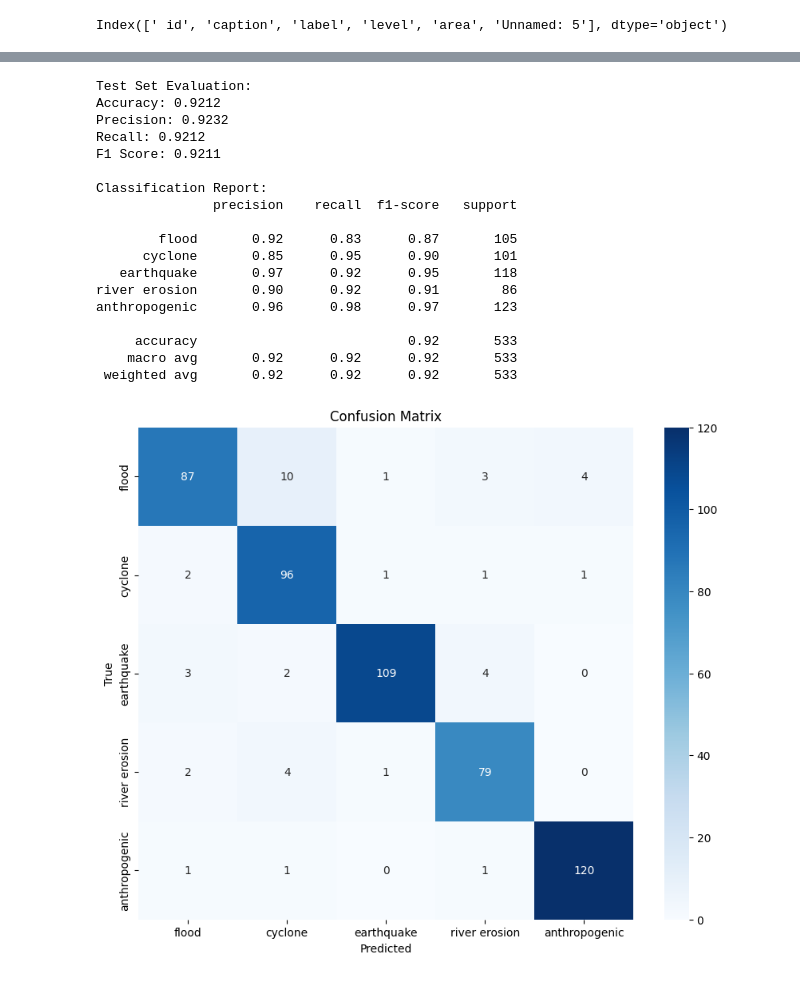
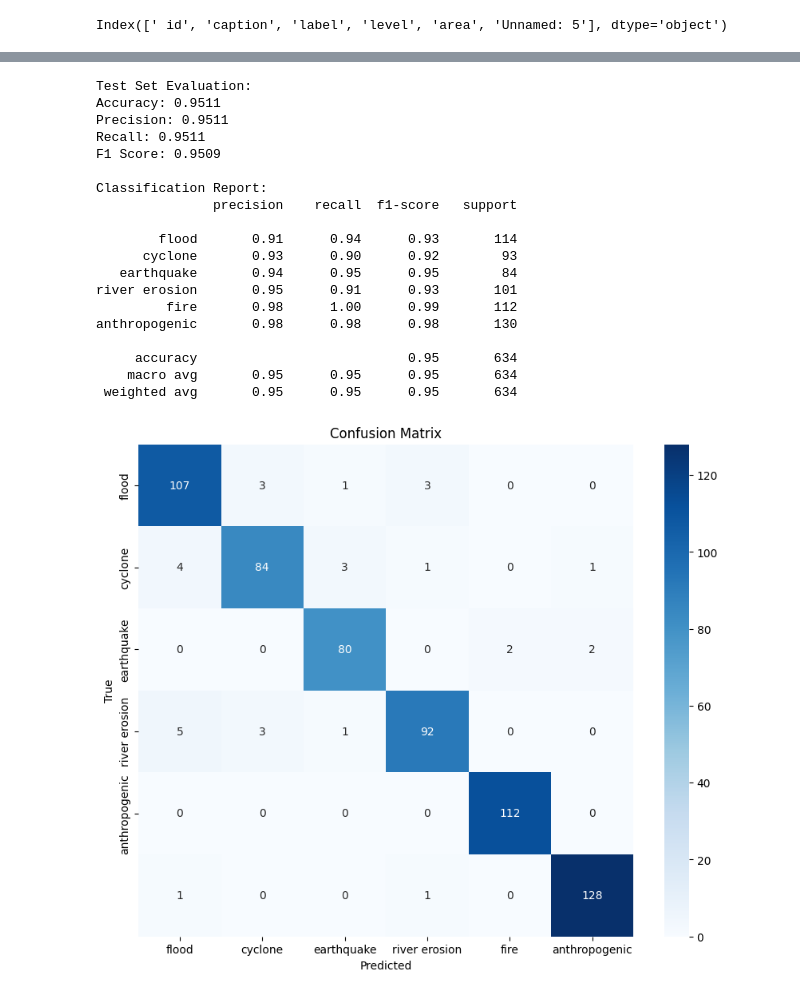
Before and after one commit to SanjidaPriya57/Multimodal_Disaster_Dataset_Bangla-MDDB, a Jupyter notebook: xlmr-efficientnet-lf-multiclass-mddb.ipynb, the cells around one changed output, grey strips where cells are left out. Cells and saved outputs as stored; diff of their text form; code cells hidden in the pictures.

Commit message:
Kaggle Notebook | XLMR+efficientnet_LF_multiclass_MDDB | Version 4

```diff
--- a/xlmr-efficientnet-lf-multiclass-mddb.ipynb
+++ b/xlmr-efficientnet-lf-multiclass-mddb.ipynb
@@ -282,51 +228,56 @@ print(len(test_dataset))
 # %%
-# Late Fusion Model
+import torch
+import torch.nn as nn
+from transformers import XLMRobertaModel
+from torchvision import models
+
 class LateFusionModel(nn.Module):
-    def __init__(self, num_classes=5, roberta_model_name='xlm-roberta-base', efficientnet_model='efficientnet_b0'):
+    def __init__(self, num_classes=6, roberta_model_name='xlm-roberta-base'):
         super(LateFusionModel, self).__init__()
 
         # Text branch: XLM-RoBERTa
         self.roberta = XLMRobertaModel.from_pretrained(roberta_model_name)
         self.text_fc = nn.Sequential(
-            nn.Linear(768, 256),  # Process RoBERTa [CLS] output
+            nn.Linear(768, 256),
+            nn.BatchNorm1d(256),
             nn.ReLU(),
-            nn.Dropout(0.3)
+            nn.Dropout(0.5)
         )
 
-        # Image branch: EfficientNet
+        # Image branch: EfficientNet-B0
         self.efficientnet = models.efficientnet_b0(pretrained=True)
         in_features = self.efficientnet.classifier[1].in_features
         self.efficientnet.classifier = nn.Identity()  # Remove original classifier
         self.image_fc = nn.Sequential(
-            nn.Linear(in_features, 256),  # Process EfficientNet output
+            nn.Linear(in_features, 256),
+            nn.BatchNorm1d(256),
             nn.ReLU(),
-            nn.Dropout(0.3)
+            nn.Dropout(0.5)
         )
 
         # Final fusion and classification
-        self.classifier = nn.Linear(256 + 256, num_classes)  # Concatenate processed text and image features
+        self.classifier = nn.Linear(256 + 256, num_classes)
 
     def forward(self, input_ids, attention_mask, image):
         # Text features
         text_outputs = self.roberta(input_ids=input_ids, attention_mask=attention_mask)
-        text_features = text_outputs.pooler_output  # [CLS] token embedding (768-dim)
-        text_processed = self.text_fc(text_features)  # Process to 256-dim
+        text_features = text_outputs.pooler_output
+        text_processed = self.text_fc(text_features)
 
         # Image features
-        image_features = self.efficientnet(image)  # Extract image features
-        image_processed = self.image_fc(image_features)  # Process to 256-dim
+        image_features = self.efficientnet(image)
+        image_processed = self.image_fc(image_features)
 
-        # Late fusion: Concatenate processed features
+        # Concatenate and classify
         combined_features = torch.cat((text_processed, image_processed), dim=1)
         output = self.classifier(combined_features)
-
         return output
 # %%
 # Initialize model, loss, optimizer, scaler, and scheduler
 device = torch.device('cuda' if torch.cuda.is_available() else 'cpu')
-model = LateFusionModel(num_classes=5).to(device)
+model = LateFusionModel(num_classes=6).to(device)
 criterion = nn.CrossEntropyLoss()
-optimizer = torch.optim.Adam(model.parameters(), lr=2e-5)
+optimizer = torch.optim.Adam(model.parameters(), lr=2e-5, weight_decay=1e-4)
 scaler = GradScaler()
 scheduler = ReduceLROnPlateau(optimizer, mode='min', factor=0.5, patience=1, verbose=True)
 
@@ -409,6 +360,6 @@ for epoch in range(num_epochs):
             break
 
 # Load best model for evaluation
-model.load_state_dict(torch.save(best_model_path))
-model.eval()
+model.load_state_dict(torch.load(best_model_path))
+# model.eval()
 # %% [output]
@@ -438,48 +391,49 @@ with torch.no_grad():
         true_labels.extend(labels.cpu().numpy())
         pred_labels.extend(preds.cpu().numpy())
 
 # Compute metrics
 accuracy = accuracy_score(true_labels, pred_labels)
 precision = precision_score(true_labels, pred_labels, average='weighted')
 recall = recall_score(true_labels, pred_labels, average='weighted')
 f1 = f1_score(true_labels, pred_labels, average='weighted')
 
 print("\nTest Set Evaluation:")
 print(f"Accuracy: {accuracy:.4f}")
 print(f"Precision: {precision:.4f}")
 print(f"Recall: {recall:.4f}")
 print(f"F1 Score: {f1:.4f}")
 print("\nClassification Report:")
-print(classification_report(true_labels, pred_labels, target_names=['flood', 'cyclone', 'earthquake', 'river erosion', 'anthropogenic']))
+print(classification_report(true_labels, pred_labels, target_names=['flood', 'cyclone', 'earthquake', 'river erosion', 'fire', 'anthropogenic']))
 
 # Plot confusion matrix
 cm = confusion_matrix(true_labels, pred_labels)
 plt.figure(figsize=(10, 8))
-sns.heatmap(cm, annot=True, fmt='d', cmap='Blues', xticklabels=['flood', 'cyclone', 'earthquake', 'river erosion', 'anthropogenic'], yticklabels=['flood', 'cyclone', 'earthquake', 'river erosion', 'anthropogenic'])
+sns.heatmap(cm, annot=True, fmt='d', cmap='Blues', xticklabels=['flood', 'cyclone', 'earthquake', 'river erosion', 'fire', 'anthropogenic'], yticklabels=['flood', 'cyclone', 'earthquake', 'river erosion', 'anthropogenic'])
 plt.xlabel('Predicted')
 plt.ylabel('True')
 plt.title('Confusion Matrix')
 plt.show()
 # %% [output]
 Test Set Evaluation:
-Accuracy: 0.9212
-Precision: 0.9232
-Recall: 0.9212
-F1 Score: 0.9211
+Accuracy: 0.9511
+Precision: 0.9511
+Recall: 0.9511
+F1 Score: 0.9509
 
 Classification Report:
                precision    recall  f1-score   support
 
-        flood       0.92      0.83      0.87       105
-      cyclone       0.85      0.95      0.90       101
-   earthquake       0.97      0.92      0.95       118
-river erosion       0.90      0.92      0.91        86
-anthropogenic       0.96      0.98      0.97       123
+        flood       0.91      0.94      0.93       114
+      cyclone       0.93      0.90      0.92        93
+   earthquake       0.94      0.95      0.95        84
+river erosion       0.95      0.91      0.93       101
+         fire       0.98      1.00      0.99       112
+anthropogenic       0.98      0.98      0.98       130
 
-     accuracy                           0.92       533
-    macro avg       0.92      0.92      0.92       533
- weighted avg       0.92      0.92      0.92       533
+     accuracy                           0.95       634
+    macro avg       0.95      0.95      0.95       634
+ weighted avg       0.95      0.95      0.95       634
-[figure, old version]
+[figure, new version]
 # %%
 # Plot training and validation metrics
 plt.figure(figsize=(12, 5))
```
Also changed, not shown: parts of 11 cells of this notebook.
